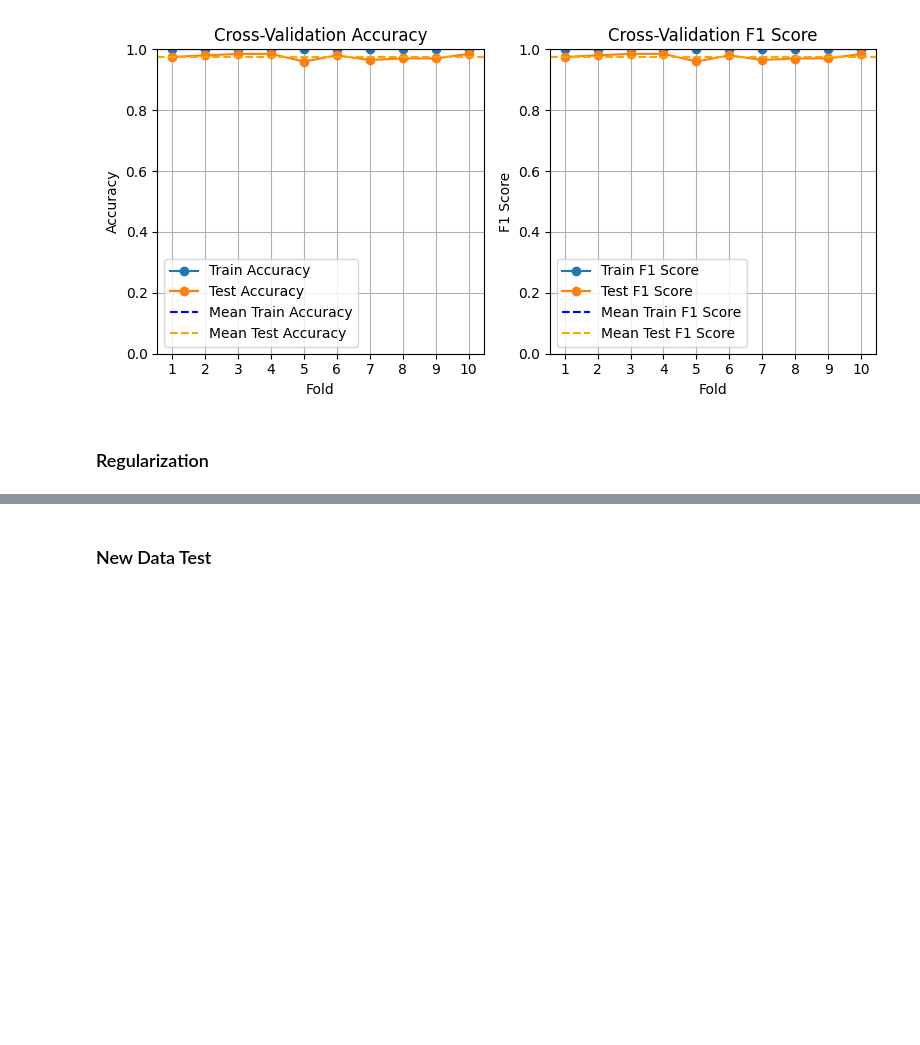
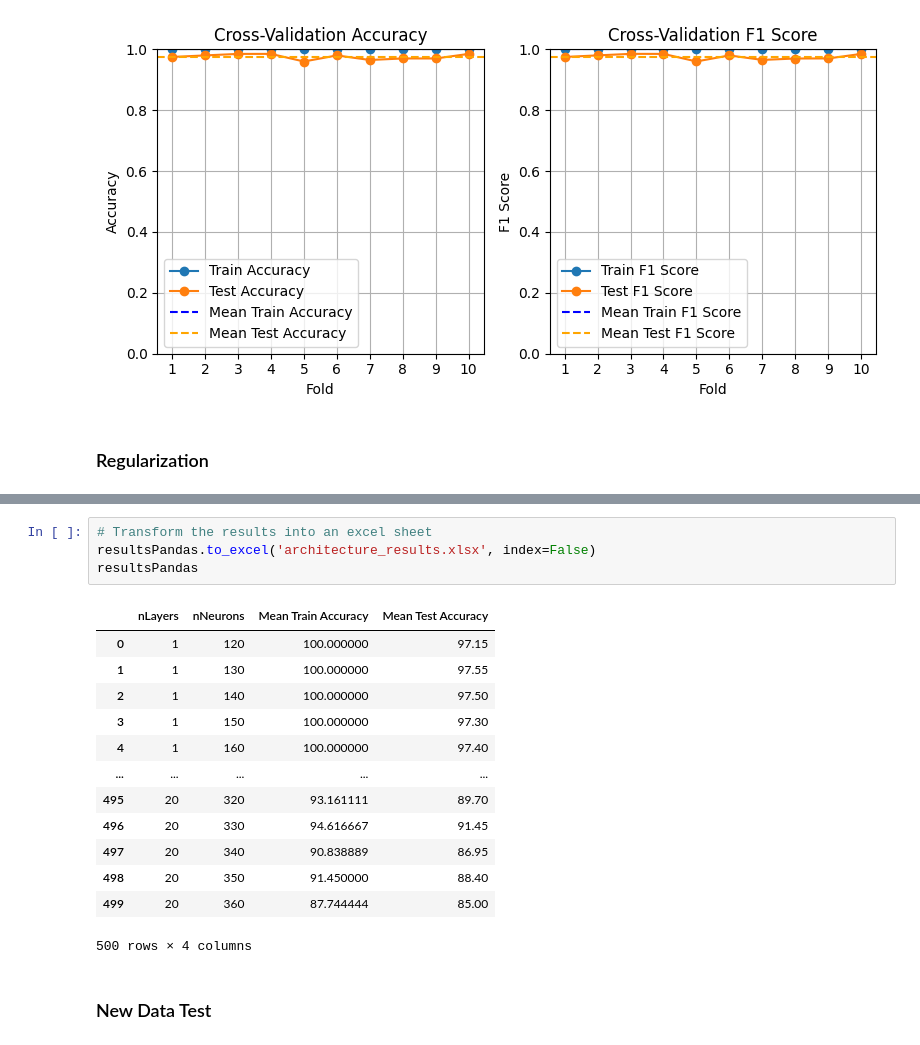
Before and after one commit to Dauboau/Digits_NN, a Jupyter notebook: Digits_NN.ipynb, the cells around one changed output, grey strips where cells are left out. Saved outputs shown, nothing was run; the diff lists cells and outputs as text; blank space fills up the shorter version.

Commit message:
Architecture Results

```diff
--- a/Digits_NN.ipynb
+++ b/Digits_NN.ipynb
@@ -215,3 +231,21 @@ Mean Test Accuracy: 97.35%
+# %%
+# Transform the results into an excel sheet
+resultsPandas.to_excel('architecture_results.xlsx', index=False)
+resultsPandas
+# %% [output]
+|  | nLayers | nNeurons | Mean Train Accuracy | Mean Test Accuracy |
+| 0 | 1 | 120 | 100.000000 | 97.15 |
+| 1 | 1 | 130 | 100.000000 | 97.55 |
+| 2 | 1 | 140 | 100.000000 | 97.50 |
+| 3 | 1 | 150 | 100.000000 | 97.30 |
+| 4 | 1 | 160 | 100.000000 | 97.40 |
+| ... | ... | ... | ... | ... |
+| 495 | 20 | 320 | 93.161111 | 89.70 |
+| 496 | 20 | 330 | 94.616667 | 91.45 |
+| 497 | 20 | 340 | 90.838889 | 86.95 |
+| 498 | 20 | 350 | 91.450000 | 88.40 |
+| 499 | 20 | 360 | 87.744444 | 85.00 |
+500 rows × 4 columns
 # %% [markdown]
 ### New Data Test
 # %%
```
Also changed, not shown: parts of 2 cells of this notebook, 2 other files.
